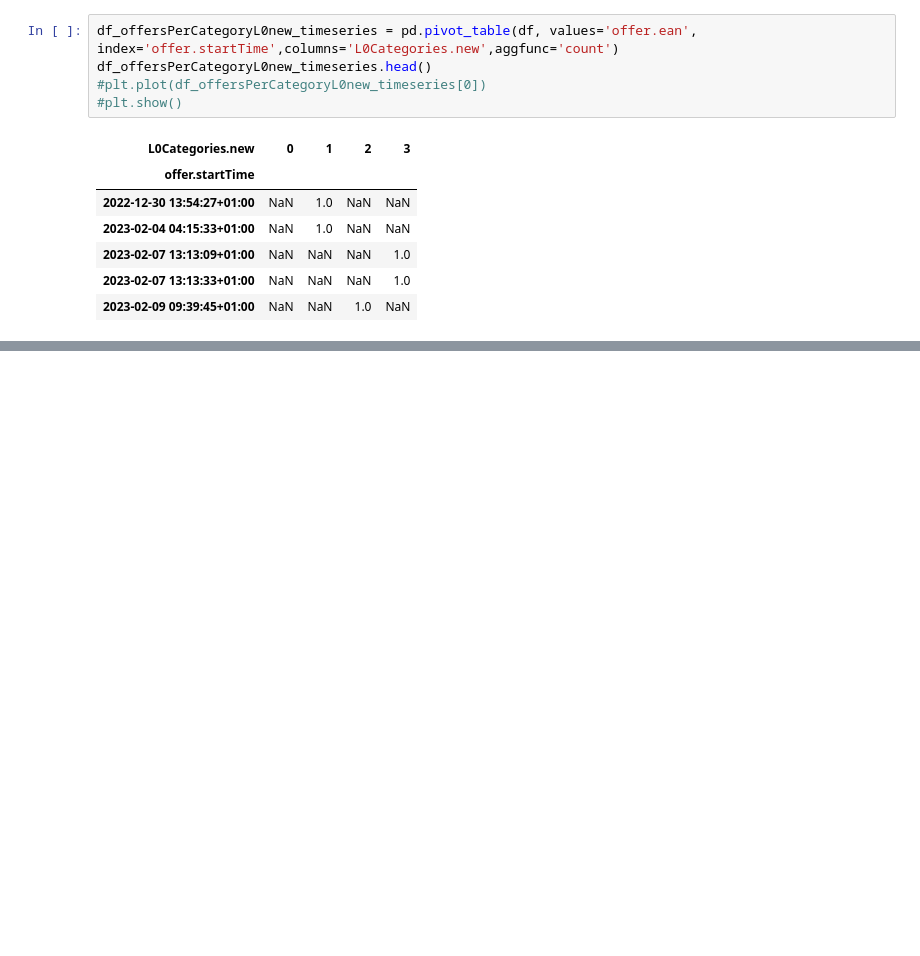
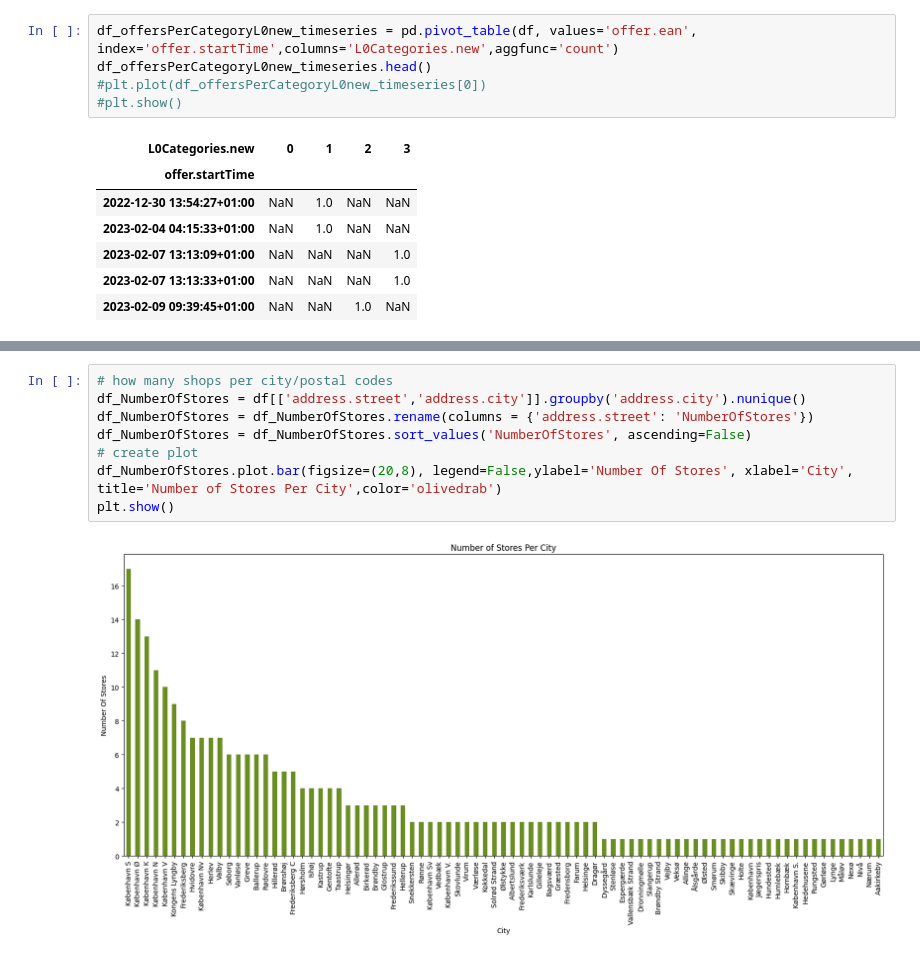
Before and after one commit to PhilipFrischMoller/ABA_Food_Waste_Project, a Jupyter notebook: Exploratory_Analysisv2.ipynb, the cells around one changed output, grey strips where cells are left out. Saved outputs shown, nothing was run; the diff lists cells and outputs as text; blank space fills up the shorter version.

```diff
--- a/Exploratory_Analysisv2.ipynb
+++ b/Exploratory_Analysisv2.ipynb
@@ -345,0 +367,10 @@ map_label
+# %%
+# how many shops per city/postal codes
+df_NumberOfStores = df[['address.street','address.city']].groupby('address.city').nunique()
+df_NumberOfStores = df_NumberOfStores.rename(columns = {'address.street': 'NumberOfStores'})
+df_NumberOfStores = df_NumberOfStores.sort_values('NumberOfStores', ascending=False)
+# create plot
+df_NumberOfStores.plot.bar(figsize=(20,8), legend=False,ylabel='Number Of Stores', xlabel='City', title='Number of Stores Per City',color='olivedrab')
+plt.show()
+# %% [output]
+[figure, added]
```
Also changed, not shown: parts of 1 cell of this notebook.
